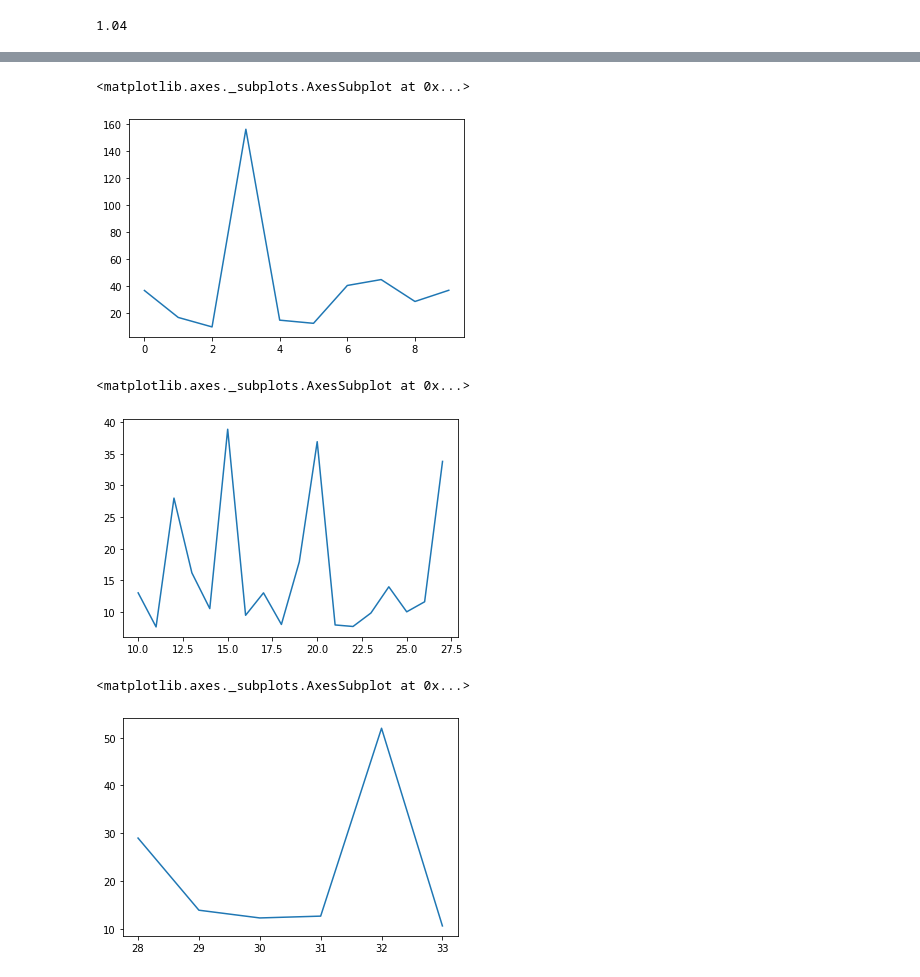
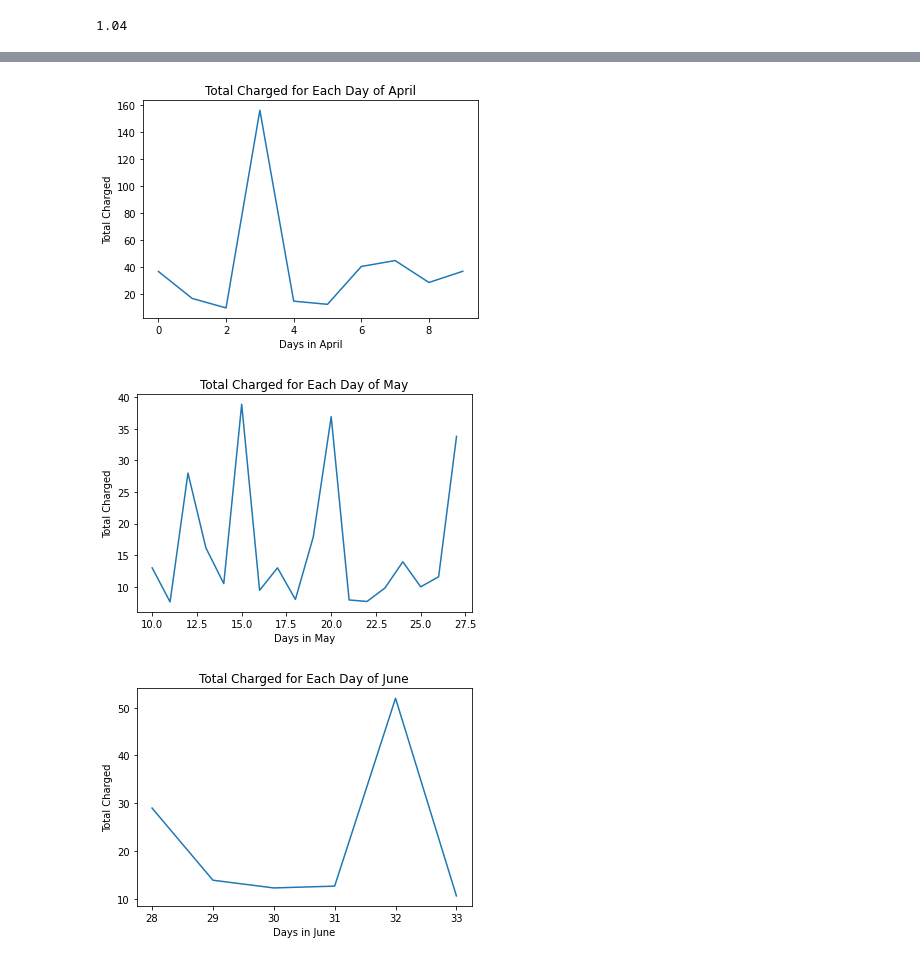
Before and after one commit to orosewarne/Homework, a Jupyter notebook: ComputingMidtermupdated.ipynb, the cells around one changed output, grey strips where cells are left out. Cells and saved outputs as stored; diff of their text form; code cells hidden in the pictures.

```diff
--- a/ComputingMidtermupdated.ipynb
+++ b/ComputingMidtermupdated.ipynb
@@ -230,24 +267,36 @@ df6.plot()
 # %%
 april_total_spent = df5.loc[0:9, "Total Charged"]
 df8 = april_total_spent.cumsum()
 april_total_spent.plot()
+plt.xlabel("Days in April")
+plt.ylabel("Total Charged")
+plt.title("Total Charged for Each Day of April")
+
+plt.show()
 # %% [output]
-<matplotlib.axes._subplots.AxesSubplot at 0x...>
-[figure, old version]
+[figure, new version]
 # %%
 may_total_spent = df5.loc[10:27, "Total Charged"]
 df9 = may_total_spent.cumsum()
 may_total_spent.plot()
+plt.xlabel("Days in May")
+plt.ylabel("Total Charged")
+plt.title("Total Charged for Each Day of May")
+
+plt.show()
 # %% [output]
-<matplotlib.axes._subplots.AxesSubplot at 0x...>
-[figure, old version]
+[figure, new version]
 # %%
 june_total_spent = df5.loc[28:33, "Total Charged"]
 df10 = june_total_spent.cumsum()
 june_total_spent.plot()
+plt.xlabel("Days in June")
+plt.ylabel("Total Charged")
+plt.title("Total Charged for Each Day of June")
+
+plt.show()
 # %% [output]
-<matplotlib.axes._subplots.AxesSubplot at 0x...>
-[figure, old version]
+[figure, new version]
 # %%
 july_total_spent = df5.loc[34:, "Total Charged"]
 df7 = july_total_spent.cumsum()
```
Also changed, not shown: parts of 14 cells of this notebook.
